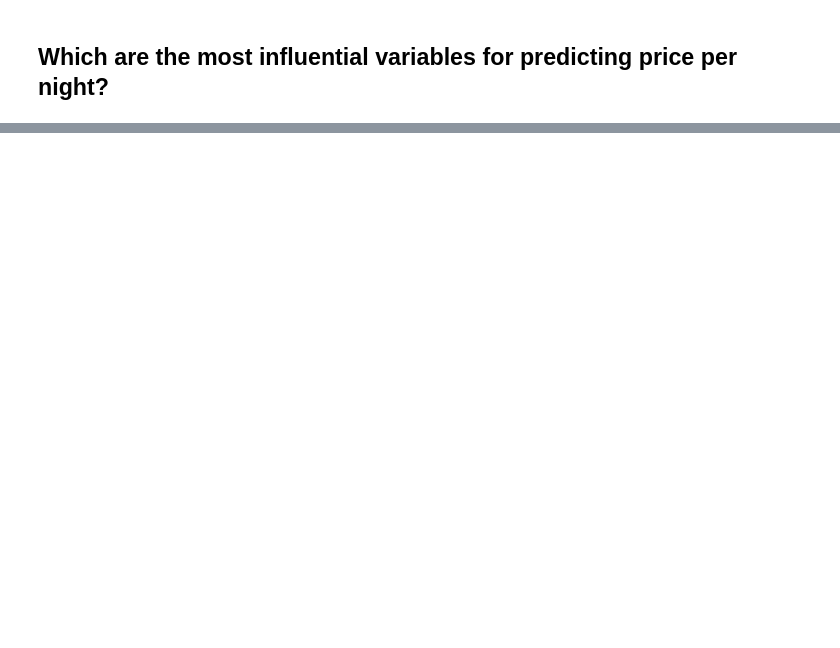
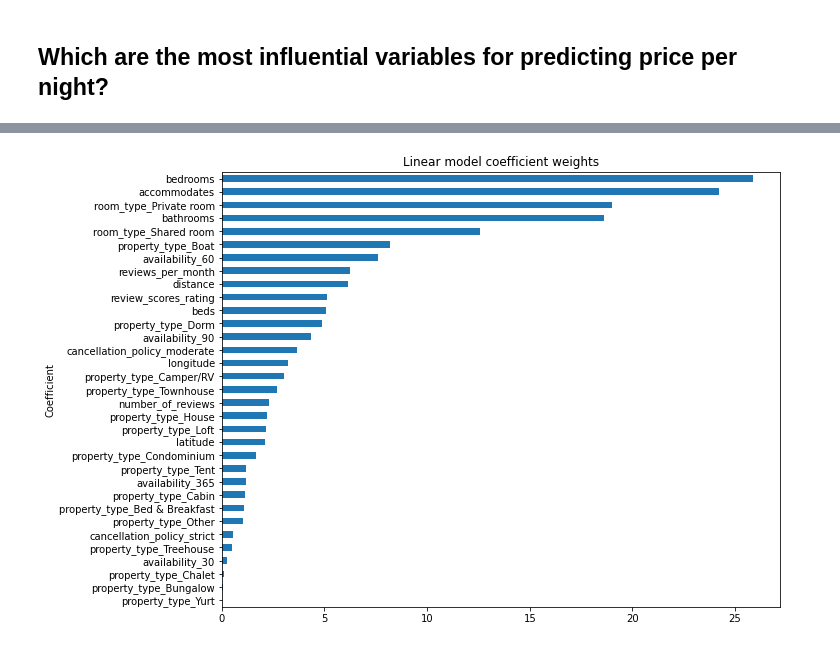
Before and after one commit to julionovoa/airbnb-seattle, a Jupyter notebook: airbnb-seattle.ipynb, the cells around one changed output, grey strips where cells are left out. Saved outputs shown, nothing was run; the diff lists cells and outputs as text; code cells hidden in the pictures; blank space fills up the shorter version.

```diff
--- a/airbnb-seattle.ipynb
+++ b/airbnb-seattle.ipynb
@@ -89,9 +118,8 @@ gpd_airbnb_cultural.groupby('bathrooms')['price_cleansed'].mean().plot(kind='bar
 # %% [markdown]
 ## Which are the most influential variables for predicting price per night?
 # %%
-# Define variables of interest based on the data exploration and cleaning
+# Define variables of interest based on the data exploration
 variables_of_interest = [
-    'neighbourhood_group_cleansed',
     'latitude',
     'longitude',
     'property_type',
@@ -100,8 +128,6 @@ variables_of_interest = [
     'bathrooms',
     'bedrooms',
     'beds',
-    'amenities',
-    'price_cleansed',
     'availability_30',
     'availability_60',
     'availability_90',
@@ -109,4 +135,9 @@ variables_of_interest = [
     'number_of_reviews',
     'review_scores_rating',
     'cancellation_policy',
-    'reviews_per_month']
+    'reviews_per_month',
+    'distance',
+    'price_cleansed']
+
+# Subset dataset using the variables of interest
+df = gpd_airbnb_cultural[variables_of_interest].copy()
@@ -112,0 +177,4 @@ variables_of_interest = [
+# %%
+# Prepare the data
+X, y = prepare_data(df, 'price_cleansed')
+X.describe()
@@ -112,0 +192,7 @@ variables_of_interest = [
+# %%
+# Split the data into train and test
+X_train, X_test, y_train, y_test = train_test_split(X, y, test_size = 0.3, random_state=1010)
+
+# Create and fit the model
+lm_model = make_pipeline(StandardScaler(), LinearRegression())
+lm_model.fit(X_train, y_train)
@@ -112,0 +213,8 @@ variables_of_interest = [
+# %%
+# Coefficient weights
+coef_weights = pd.DataFrame()
+coef_weights['Coefficient'] = X.columns
+coef_weights['Val'] = lm_model['linearregression'].coef_.T
+coef_weights['Abs_Val'] = np.abs(lm_model['linearregression'].coef_.T)
+coef_weights.set_index('Coefficient', inplace=True)
+print(coef_weights.sort_values('Abs_Val', ascending=False)[:10])
@@ -112,0 +234,5 @@ variables_of_interest = [
+# %%
+# Visualization of coefficient weights
+coef_weights[['Abs_Val']].sort_values('Abs_Val').plot.barh(title='Linear model coefficient weights', figsize=(10,8), legend=False);
+# %% [output]
+[figure, added]
```
Also changed, not shown: parts of 16 cells of this notebook, 1 other file.
